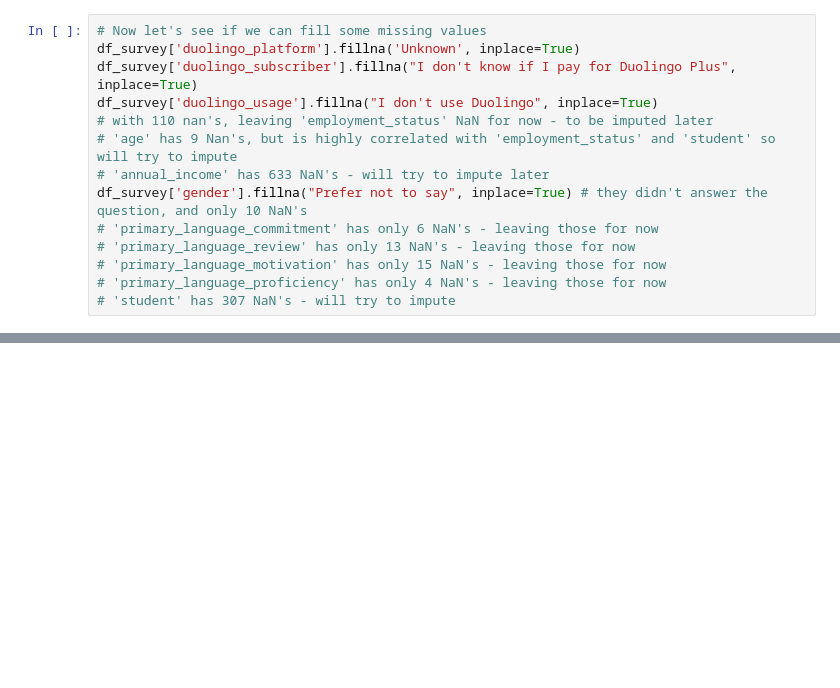
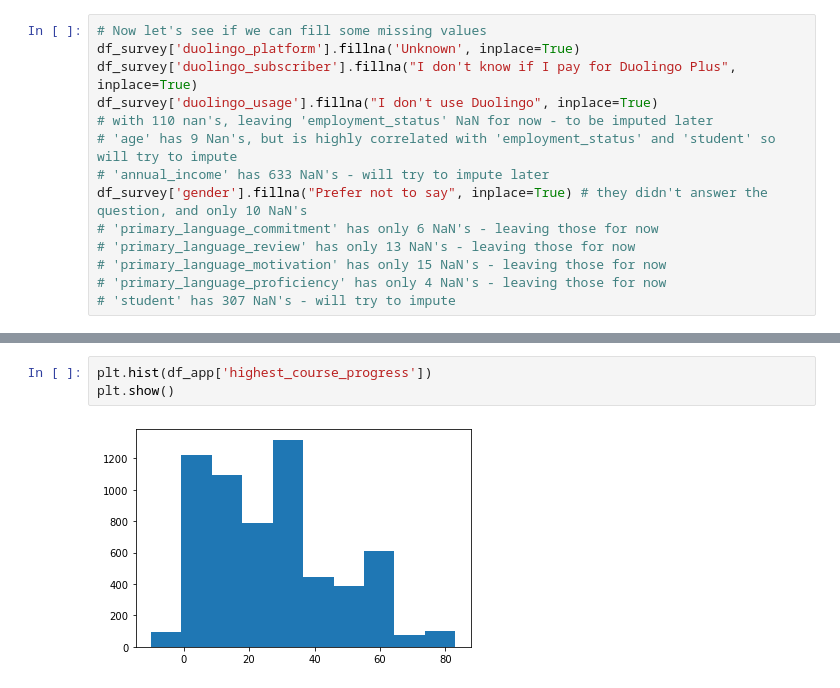
Before and after one commit to eamonoflamancha/duolingo, a Jupyter notebook: Notebooks/DataCleaning.ipynb, the cells around one changed output, grey strips where cells are left out. Cells and saved outputs as stored; diff of their text form; blank space fills up the shorter version.

```diff
--- a/Notebooks/DataCleaning.ipynb
+++ b/Notebooks/DataCleaning.ipynb
@@ -157,0 +231,5 @@ Categories (5, object): ['I don't use Duolingo' < 'Less than once a month' < 'Mo
+# %%
+plt.hist(df_app['highest_course_progress'])
+plt.show()
+# %% [output]
+[figure, added]
```
Also changed, not shown: parts of 24 cells of this notebook, 1 other file.
